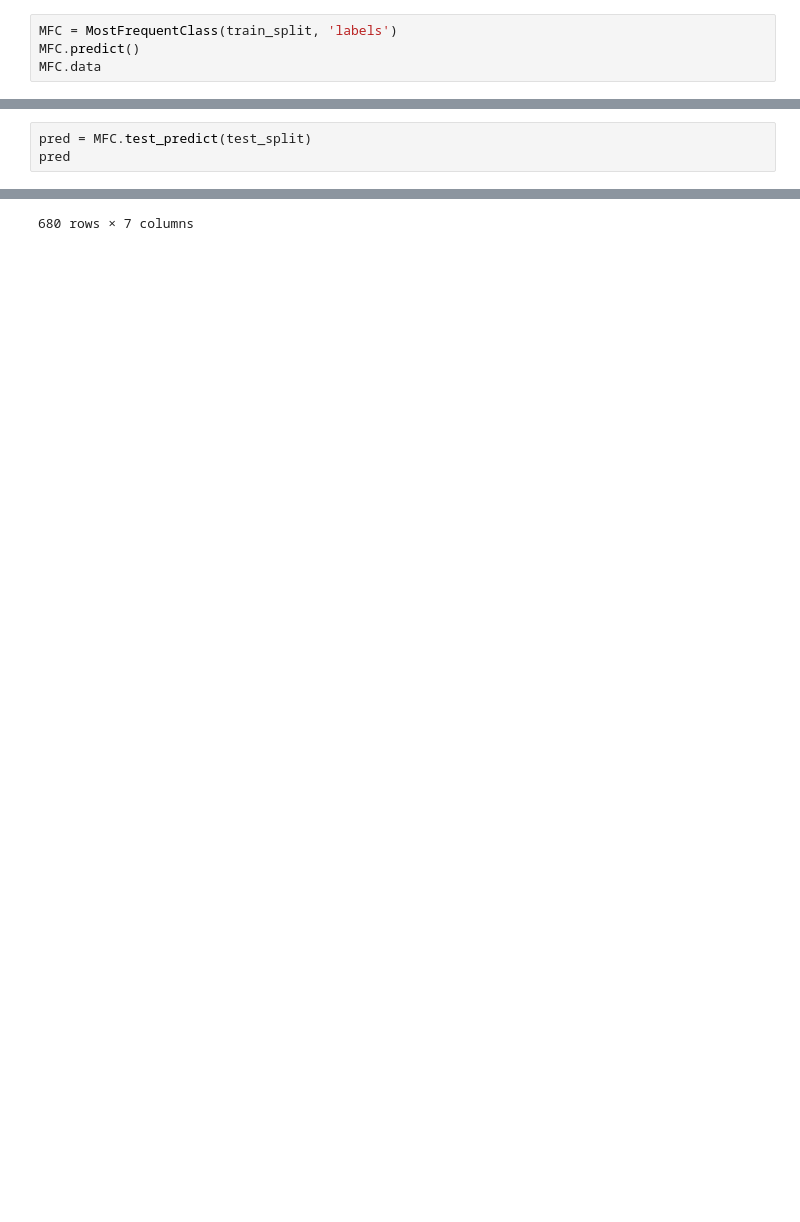
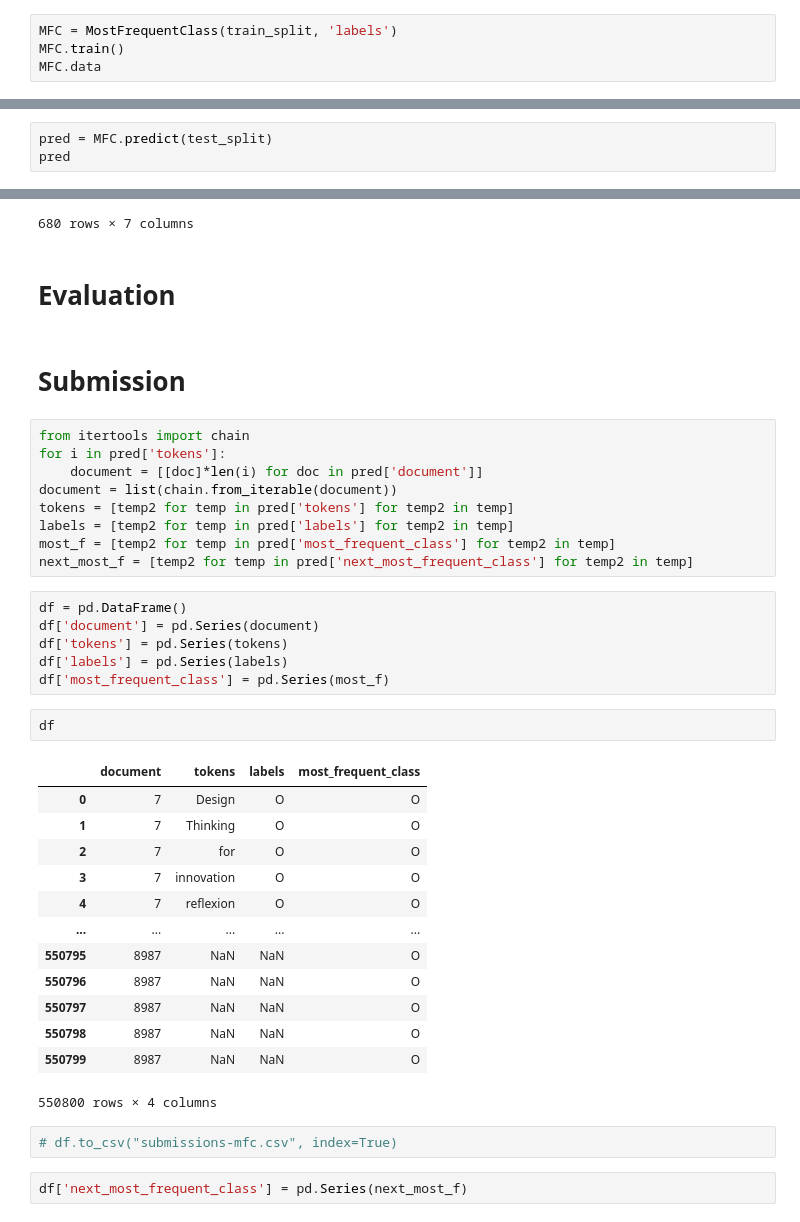
Before and after one commit to purplegeminii/pii-data-detector, a Jupyter notebook: milestone1.ipynb, the cells around one changed output, grey strips where cells are left out. Drawn from its saved outputs; the diff is of its cells as text; blank space fills up the shorter version.

```diff
--- a/milestone1.ipynb
+++ b/milestone1.ipynb
@@ -136,6 +167,6 @@ test_split
 # %%
 MFC = MostFrequentClass(train_split, 'labels')
-MFC.predict()
+MFC.train()
 MFC.data
 # %% [output]
 A value is trying to be set on a copy of a slice from a DataFrame.
@@ -166,5 +195,5 @@ See the caveats in the documentation: https://pandas.pydata.org/pandas-docs/stab
 # %%
-pred = MFC.test_predict(test_split)
+pred = MFC.predict(test_split)
 pred
 # %% [output]
 A value is trying to be set on a copy of a slice from a DataFrame.
@@ -195,3 +224,42 @@ See the caveats in the documentation: https://pandas.pydata.org/pandas-docs/stab
 | 678 | 8986 | MIIND MAPPING\n\nChallenge: As a ... | [MIIND, MAPPING, \n\n, Challenge,... | [True, False, False, False, True,... | [O, O, O, O, O, O, O, O, O, O, O,... | [O, O, O, O, O, O, O, O, O, O, O,... | [O, O, O, O, O, O, O, O, O, O, O,... |
 | 679 | 8987 | Reflection "Mind Mapping"\n\nChal... | [Reflection, ", Mind, Mapping, ",... | [True, False, True, False, False,... | [O, O, O, O, O, O, O, O, O, O, O,... | [O, O, O, O, O, O, O, O, O, O, O,... | [O, O, O, O, O, O, O, O, O, O, O,... |
 680 rows × 7 columns
+# %% [markdown]
+# Evaluation
+# %% [markdown]
+# Submission
+# %%
+from itertools import chain
+for i in pred['tokens']:
+    document = [[doc]*len(i) for doc in pred['document']]
+document = list(chain.from_iterable(document))
+tokens = [temp2 for temp in pred['tokens'] for temp2 in temp]
+labels = [temp2 for temp in pred['labels'] for temp2 in temp]
+most_f = [temp2 for temp in pred['most_frequent_class'] for temp2 in temp]
+next_most_f = [temp2 for temp in pred['next_most_frequent_class'] for temp2 in temp]
+# %%
+df = pd.DataFrame()
+df['document'] = pd.Series(document)
+df['tokens'] = pd.Series(tokens)
+df['labels'] = pd.Series(labels)
+df['most_frequent_class'] = pd.Series(most_f)
+# %%
+df
+# %% [output]
+|  | document | tokens | labels | most_frequent_class |
+| 0 | 7 | Design | O | O |
+| 1 | 7 | Thinking | O | O |
+| 2 | 7 | for | O | O |
+| 3 | 7 | innovation | O | O |
+| 4 | 7 | reflexion | O | O |
+| ... | ... | ... | ... | ... |
+| 550795 | 8987 | NaN | NaN | O |
+| 550796 | 8987 | NaN | NaN | O |
+| 550797 | 8987 | NaN | NaN | O |
+| 550798 | 8987 | NaN | NaN | O |
+| 550799 | 8987 | NaN | NaN | O |
+550800 rows × 4 columns
+# %%
+# df.to_csv("submissions-mfc.csv", index=True)
+# %%
+df['next_most_frequent_class'] = pd.Series(next_most_f)
```
Also changed, not shown: parts of 15 cells of this notebook.
